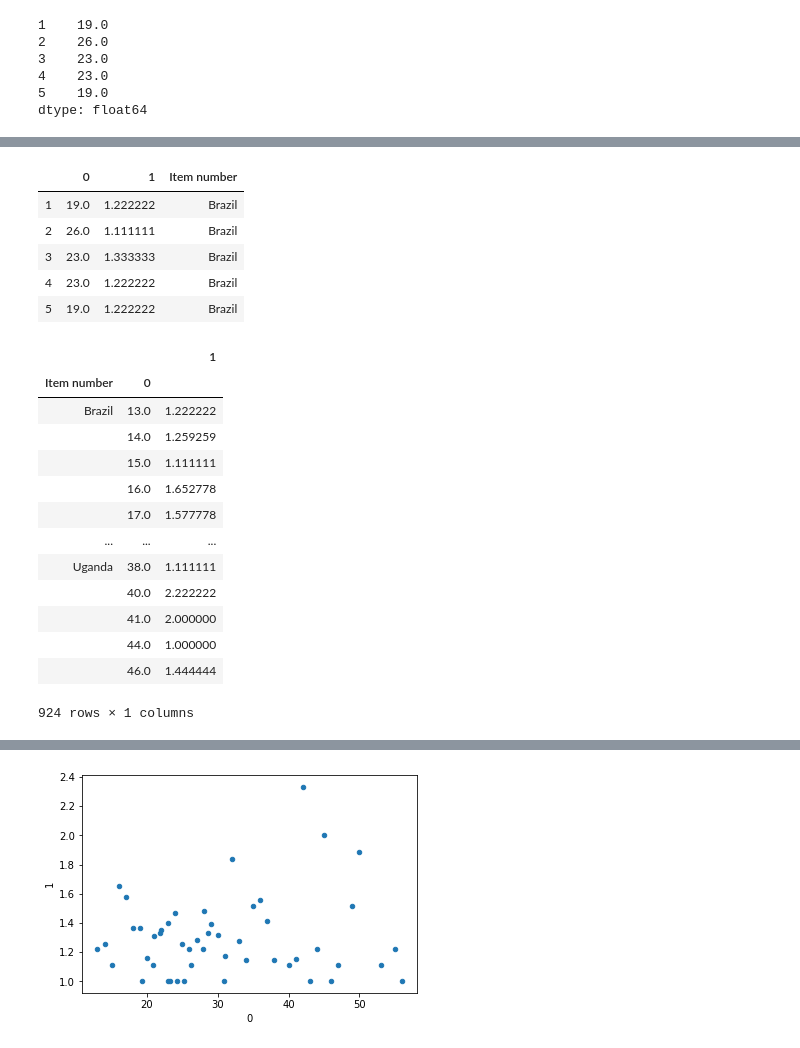
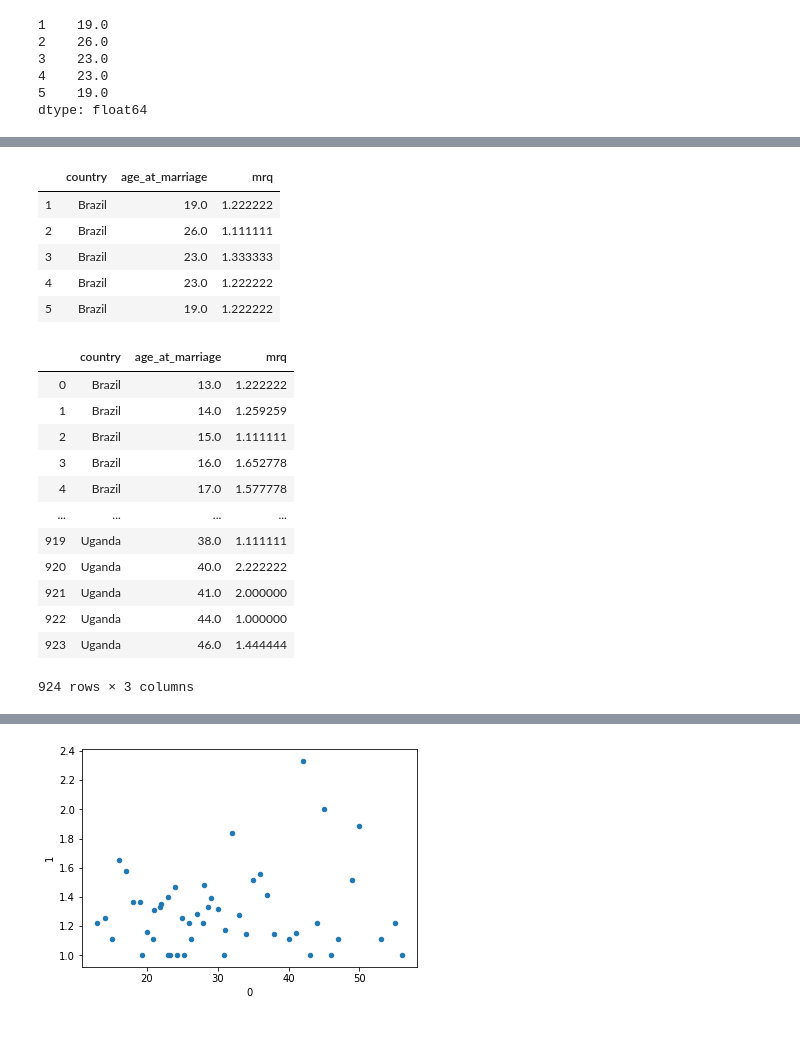
Before and after one commit to elliotmoose/AgeAndMaritalSatisfaction, a Jupyter notebook: exploration.ipynb, the cells around one changed output, grey strips where cells are left out. Saved outputs shown, nothing was run; the diff lists cells and outputs as text; code cells hidden in the pictures.

```diff
--- a/Untitled.ipynb
+++ b/exploration.ipynb
@@ -33,9 +63,7 @@ df.head()
 # %%
-mrq_cols = range(11,20)
-kansas_cols = range(20, 23)
-MRQ = df.iloc[:,11:20].mean(axis=1)
-KANSAS = df.iloc[:, 20:23].mean(axis=1)
-AGE = df.iloc[:, 2] - df.iloc[:, 3]
+MRQ = df.iloc[:,mrq_cols].mean(axis=1)
+KANSAS = df.iloc[:, kansas_cols].mean(axis=1)
+AGE_AT_MARRIAGE = df[age_col] - df[marriage_duration_col]
 # %%
 display(MRQ.head())
 display(KANSAS.head())
@@ -59,7 +87,26 @@ dtype: float64
 4    23.0
 5    19.0
 dtype: float64
+# %%
+col_names = ['country',
+            'sex',
+            'age',
+            'marriage_duration',
+            'n_children',
+            'n_broughtup_children',
+            'education',
+            'material_status',
+            'religion',
+            'religiousity',
+            'pension',
+            'age_at_marriage',
+            'mrq',
+            'kansas']
 # %%
-MRQ_overall = pd.concat([AGE, MRQ], axis=1)
-MRQ_overall.head()
+data = pd.concat([df.iloc[:, :11],
+                 AGE_AT_MARRIAGE,
+                 MRQ,
+                 KANSAS], axis=1)
+data.columns = col_names
+data.head()
 # %% [output]
@@ -74,30 +155,29 @@ MRQ_overall.groupby(0).mean().reset_index().plot(x=0, y=1,kind='scatter');
-# %%
-MRQ_with_country = pd.concat([AGE, MRQ, df['Item number']], axis=1)
-MRQ_with_country.head()
-# %% [output]
-|  | 0 | 1 | Item number |
-| 1 | 19.0 | 1.222222 | Brazil |
-| 2 | 26.0 | 1.111111 | Brazil |
-| 3 | 23.0 | 1.333333 | Brazil |
-| 4 | 23.0 | 1.222222 | Brazil |
-| 5 | 19.0 | 1.222222 | Brazil |
+# %%
+MRQ_with_country = data.loc[:, ['country','age_at_marriage', 'mrq']]
+MRQ_with_country.head()
+# %% [output]
+|  | country | age_at_marriage | mrq |
+| 1 | Brazil | 19.0 | 1.222222 |
+| 2 | Brazil | 26.0 | 1.111111 |
+| 3 | Brazil | 23.0 | 1.333333 |
+| 4 | Brazil | 23.0 | 1.222222 |
+| 5 | Brazil | 19.0 | 1.222222 |
 # %%
-by_country_age = MRQ_with_country.groupby(['Item number', 0]).mean()#.reset_index()
+by_country_age = MRQ_with_country.groupby(['country', 'age_at_marriage'], as_index=False).mean()#.reset_index()
 #by_country_age['Item number'] = by_country_age['Item number'].str.strip()
 by_country_age
 # %% [output]
-|  |  | 1 |
-| Item number | 0 |  |
-| Brazil | 13.0 | 1.222222 |
-|  | 14.0 | 1.259259 |
-|  | 15.0 | 1.111111 |
-|  | 16.0 | 1.652778 |
-|  | 17.0 | 1.577778 |
-| ... | ... | ... |
-| Uganda | 38.0 | 1.111111 |
-|  | 40.0 | 2.222222 |
-|  | 41.0 | 2.000000 |
-|  | 44.0 | 1.000000 |
-|  | 46.0 | 1.444444 |
+|  | country | age_at_marriage | mrq |
+| 0 | Brazil | 13.0 | 1.222222 |
+| 1 | Brazil | 14.0 | 1.259259 |
+| 2 | Brazil | 15.0 | 1.111111 |
+| 3 | Brazil | 16.0 | 1.652778 |
+| 4 | Brazil | 17.0 | 1.577778 |
+| ... | ... | ... | ... |
+| 919 | Uganda | 38.0 | 1.111111 |
+| 920 | Uganda | 40.0 | 2.222222 |
+| 921 | Uganda | 41.0 | 2.000000 |
+| 922 | Uganda | 44.0 | 1.000000 |
+| 923 | Uganda | 46.0 | 1.444444 |
-924 rows × 1 columns
+924 rows × 3 columns
 # %%
```
Also changed, not shown: parts of 12 cells of this notebook.
